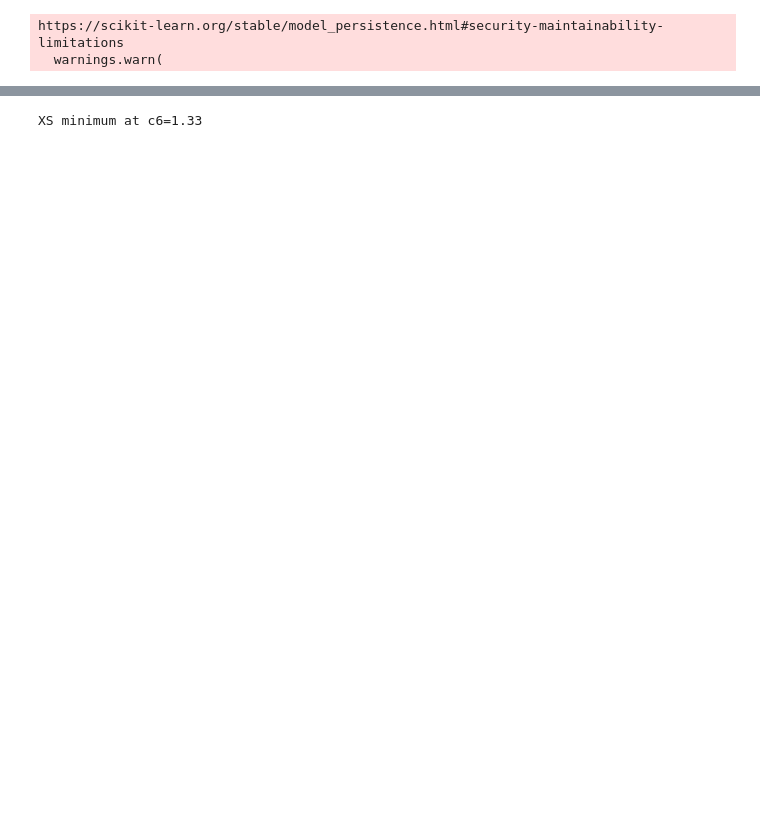
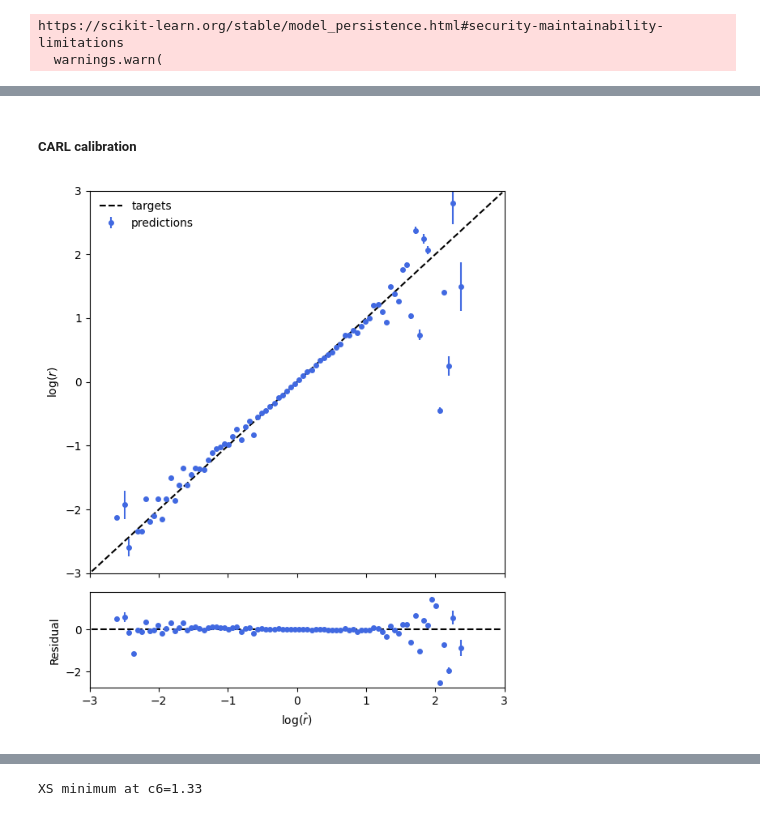
Before and after one commit to hep-cce/nsbi4hep, a Jupyter notebook: notebooks/plot-NLL-curve.ipynb, the cells around one changed output, grey strips where cells are left out. Drawn from its saved outputs; the diff is of its cells as text; code cells hidden in the pictures; blank space fills up the shorter version.

```diff
--- a/notebooks/plot-NLL-curve.ipynb
+++ b/notebooks/plot-NLL-curve.ipynb
@@ -110,2 +167,5 @@ HPU available: False, using: 0 HPUs
 # %%
 r = pred_carl/(1-pred_carl)
+# %% [markdown]
+
+##### CARL calibration
@@ -112,3 +180,54 @@ r = pred_carl/(1-pred_carl)
+# %%
+bins = 100
+bounds = [-3,3]
+step_size = (bounds[1]-bounds[0])/bins
+
+weights = np.concatenate([events_ggZZ_processed[:SAMPLE_SIZE//2].probabilities.to_numpy(), events_qqZZ_processed[:SAMPLE_SIZE//2].probabilities.to_numpy()], axis=0)
+
+p = np.log(r)
+t = np.concatenate([np.zeros(len(r)//2), np.ones(len(r)//2)], axis=0)
+
+pred_binned = [p[(p > bounds[0]+step_size*i) & (p <= bounds[0]+step_size*(i+1))] for i in range(bins)]
+targets_binned = [t[(p > bounds[0]+step_size*i) & (p <= bounds[0]+step_size*(i+1))] for i in range(bins)]
+weights_binned = [weights[(p > bounds[0]+step_size*i) & (p <= bounds[0]+step_size*(i+1))] for i in range(bins)]
+
+sig_per_bin = np.array([np.sum(weights_binned[i][targets_binned[i]==1.0]) for i in range(bins)])
+bkg_per_bin = np.array([np.sum(weights_binned[i][targets_binned[i]==0.0]) for i in range(bins)])
+
+sig_dev = np.array([np.std(weights_binned[i][targets_binned[i]==1.0]) for i in range(bins)])
+bkg_dev = np.array([np.std(weights_binned[i][targets_binned[i]==0.0]) for i in range(bins)])
+
+truth_ratios = np.log(sig_per_bin/bkg_per_bin)
+truth_ratios_dev = np.sqrt(( sig_dev/sig_per_bin )**2 + ( bkg_dev/bkg_per_bin )**2)
+
+pred_ratios_avg = [np.mean(pred_binned[i]) for i in range(bins)]
+
+centers = [bounds[0]+(i+1/2)*step_size for i in range(bins)]
+
+fig, (ax1, ax2) = plt.subplots(2,1, gridspec_kw={'height_ratios': [4,1]}, figsize=(6,7))
+
+ax1.set_xticklabels([])
+
+ax1.errorbar(centers, centers, color='black', linestyle='--', label='targets')
+ax1.errorbar(centers, truth_ratios, yerr=truth_ratios_dev, color='royalblue', marker='o', markersize=4, linestyle='none', label='predictions')
+
+ax1.set_xlim(*bounds)
+ax1.set_ylim(*bounds)
+ax1.set_ylabel('$\log(r)$')
+
+ax1.legend(frameon=False)
+
+ax2.errorbar(centers, np.array(centers)-np.array(centers), color='black', linestyle='--', label='targets')
+ax2.errorbar(centers, np.array(truth_ratios)-np.array(centers), yerr=truth_ratios_dev, color='royalblue', marker='o', markersize=4, linestyle='none', label='predictions')
+
+ax2.set_xlim(*bounds)
+ax2.set_xlabel('$\log(\hat{r})$')
+ax2.set_ylabel('Residual')
+
+plt.tight_layout()
+plt.show()
+# %% [output]
+[figure, added]
 # %%
 dls_rolypoly = []
 for i in range(len(ROLYPOLY_CKPT)):
```
Also changed, not shown: parts of 35 cells of this notebook.
